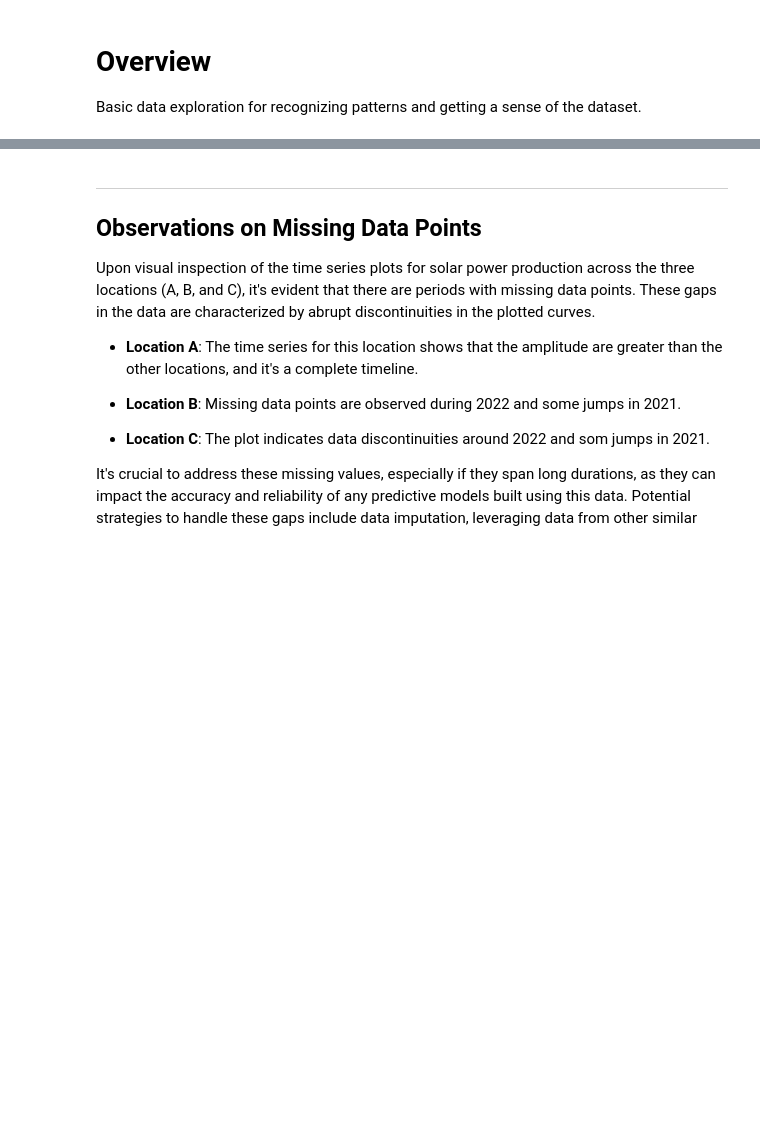
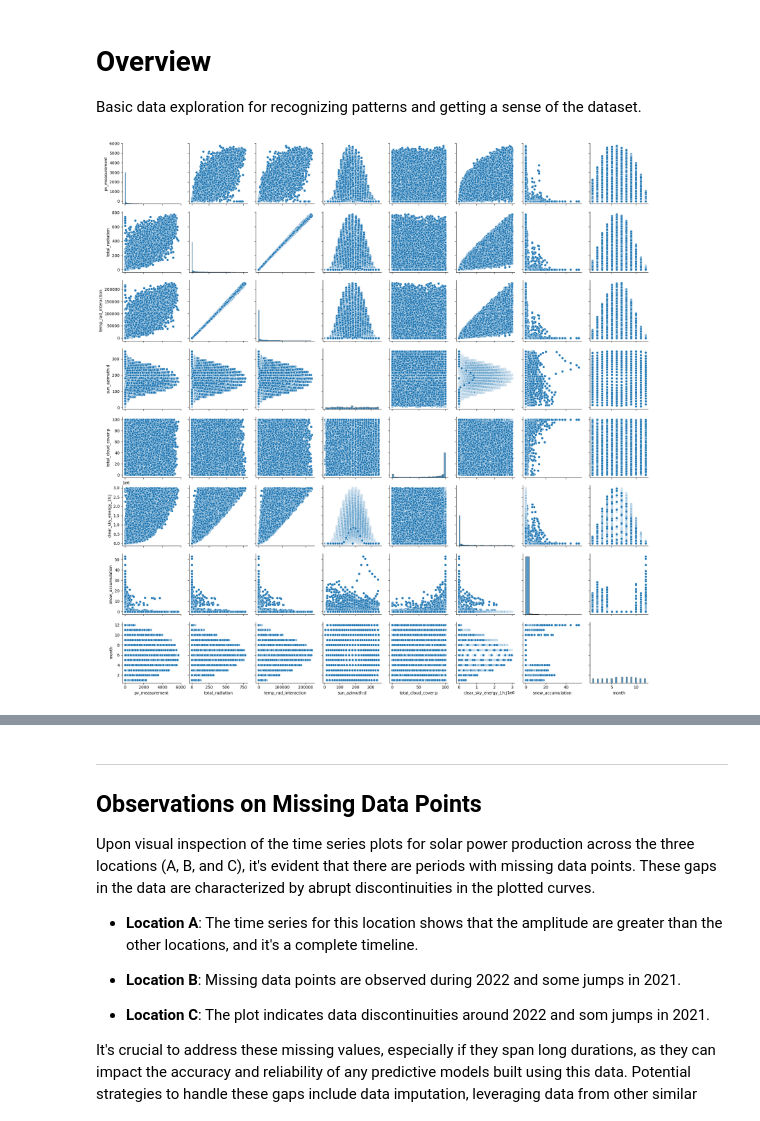
Before and after one commit to TDT4173-MPC/TDT4173-MPC, a Jupyter notebook: Mathias/EDA/notebooks/overview.ipynb, the cells around one changed output, grey strips where cells are left out. Drawn from its saved outputs; the diff is of its cells as text; code cells hidden in the pictures; blank space fills up the shorter version.

Commit message:
Pairplots

```diff
--- a/Mathias/EDA/notebooks/overview.ipynb
+++ b/Mathias/EDA/notebooks/overview.ipynb
@@ -41,6 +41,15 @@ test_B = pd.read_parquet("../../../preprocessing/data/test_B.parquet")
 obs_C = pd.read_parquet("../../../preprocessing/data/obs_C.parquet")
 est_C = pd.read_parquet("../../../preprocessing/data/est_C.parquet")
 test_C = pd.read_parquet("../../../preprocessing/data/test_C.parquet")
+# %%
+fig = sns.pairplot(obs_A)
+
+# Save figure
+plt.savefig("pairplot.png")
+
+plt.show()
+# %% [output]
+[figure, added]
 # %%
 # Explore parameters
 # print(x_target_A.columns)
```
Also changed, not shown: parts of 5 cells of this notebook, 24 other files.
